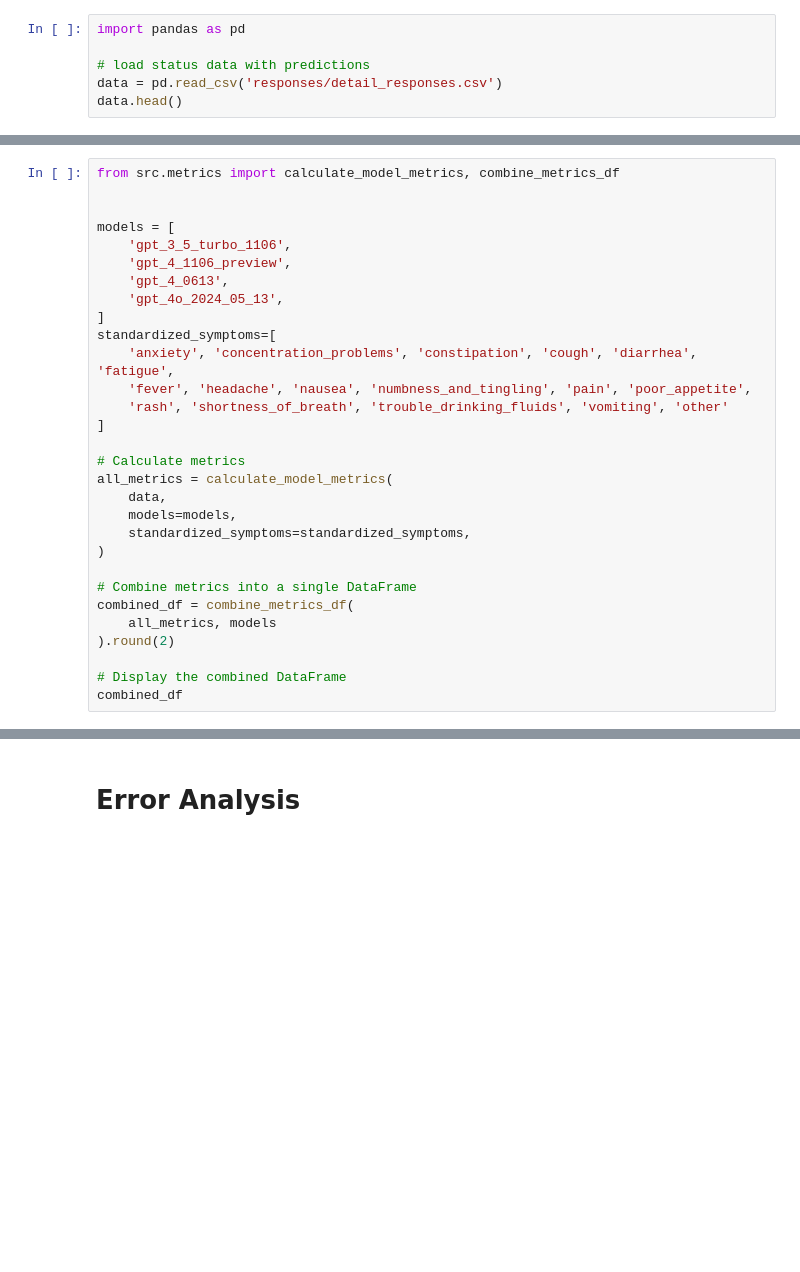
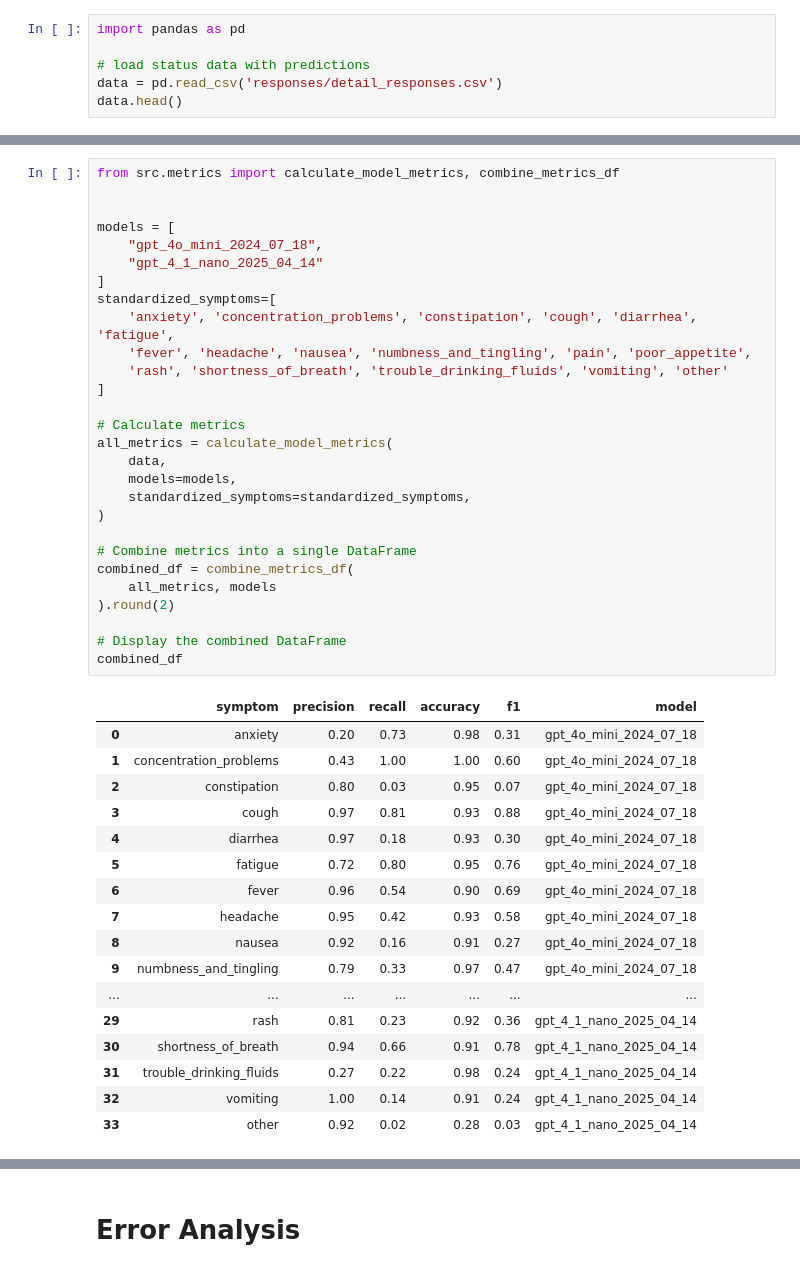
Before and after one commit to lindvalllab/symptom-extraction-demo, a Jupyter notebook: demo.ipynb, the cells around one changed output, grey strips where cells are left out. Drawn from its saved outputs; the diff is of its cells as text; blank space fills up the shorter version.

```diff
--- a/demo.ipynb
+++ b/demo.ipynb
@@ -400,33 +481,49 @@ data.head()
 # %%
 from src.metrics import calculate_model_metrics, combine_metrics_df
 
 
 models = [
-    'gpt_3_5_turbo_1106',
-    'gpt_4_1106_preview',
-    'gpt_4_0613',
-    'gpt_4o_2024_05_13',
+    "gpt_4o_mini_2024_07_18",
+    "gpt_4_1_nano_2025_04_14"
 ]
 standardized_symptoms=[
     'anxiety', 'concentration_problems', 'constipation', 'cough', 'diarrhea', 'fatigue',
     'fever', 'headache', 'nausea', 'numbness_and_tingling', 'pain', 'poor_appetite',
     'rash', 'shortness_of_breath', 'trouble_drinking_fluids', 'vomiting', 'other'
 ]
 
 # Calculate metrics
 all_metrics = calculate_model_metrics(
     data,
     models=models,
     standardized_symptoms=standardized_symptoms,
 )
 
 # Combine metrics into a single DataFrame
 combined_df = combine_metrics_df(
     all_metrics, models
 ).round(2)
 
 # Display the combined DataFrame
 combined_df
+# %% [output]
+|  | symptom | precision | recall | accuracy | f1 | model |
+| 0 | anxiety | 0.20 | 0.73 | 0.98 | 0.31 | gpt_4o_mini_2024_07_18 |
+| 1 | concentration_problems | 0.43 | 1.00 | 1.00 | 0.60 | gpt_4o_mini_2024_07_18 |
+| 2 | constipation | 0.80 | 0.03 | 0.95 | 0.07 | gpt_4o_mini_2024_07_18 |
+| 3 | cough | 0.97 | 0.81 | 0.93 | 0.88 | gpt_4o_mini_2024_07_18 |
+| 4 | diarrhea | 0.97 | 0.18 | 0.93 | 0.30 | gpt_4o_mini_2024_07_18 |
+| 5 | fatigue | 0.72 | 0.80 | 0.95 | 0.76 | gpt_4o_mini_2024_07_18 |
+| 6 | fever | 0.96 | 0.54 | 0.90 | 0.69 | gpt_4o_mini_2024_07_18 |
+| 7 | headache | 0.95 | 0.42 | 0.93 | 0.58 | gpt_4o_mini_2024_07_18 |
+| 8 | nausea | 0.92 | 0.16 | 0.91 | 0.27 | gpt_4o_mini_2024_07_18 |
+| 9 | numbness_and_tingling | 0.79 | 0.33 | 0.97 | 0.47 | gpt_4o_mini_2024_07_18 |
+| ... | ... | ... | ... | ... | ... | ... |
+| 29 | rash | 0.81 | 0.23 | 0.92 | 0.36 | gpt_4_1_nano_2025_04_14 |
+| 30 | shortness_of_breath | 0.94 | 0.66 | 0.91 | 0.78 | gpt_4_1_nano_2025_04_14 |
+| 31 | trouble_drinking_fluids | 0.27 | 0.22 | 0.98 | 0.24 | gpt_4_1_nano_2025_04_14 |
+| 32 | vomiting | 1.00 | 0.14 | 0.91 | 0.24 | gpt_4_1_nano_2025_04_14 |
+| 33 | other | 0.92 | 0.02 | 0.28 | 0.03 | gpt_4_1_nano_2025_04_14 |
 # %%
 from src.metrics import calculate_model_metrics_with_bootstrap, combine_bootstrapped_metrics_df
 
```
Also changed, not shown: parts of 20 cells of this notebook, 6 other files.
